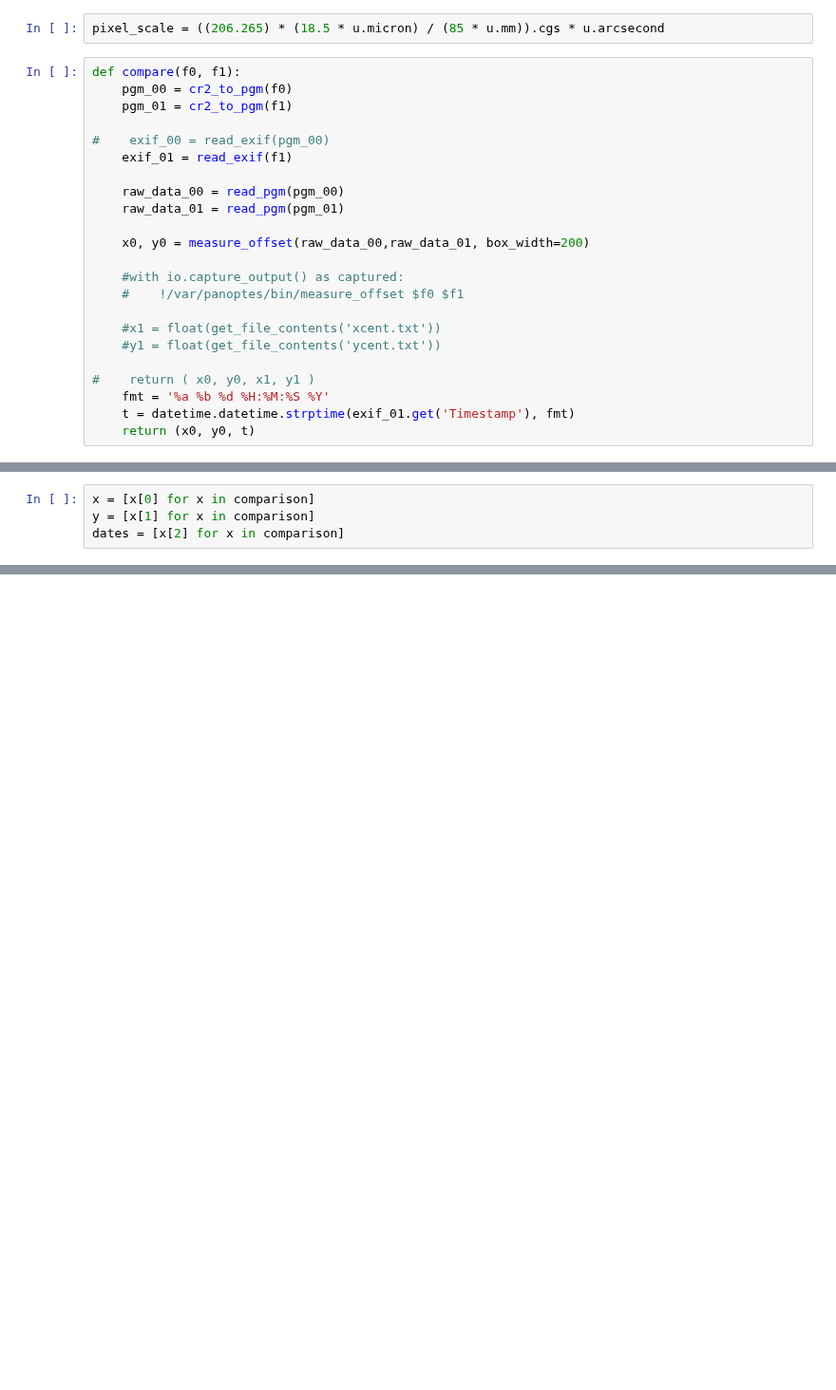
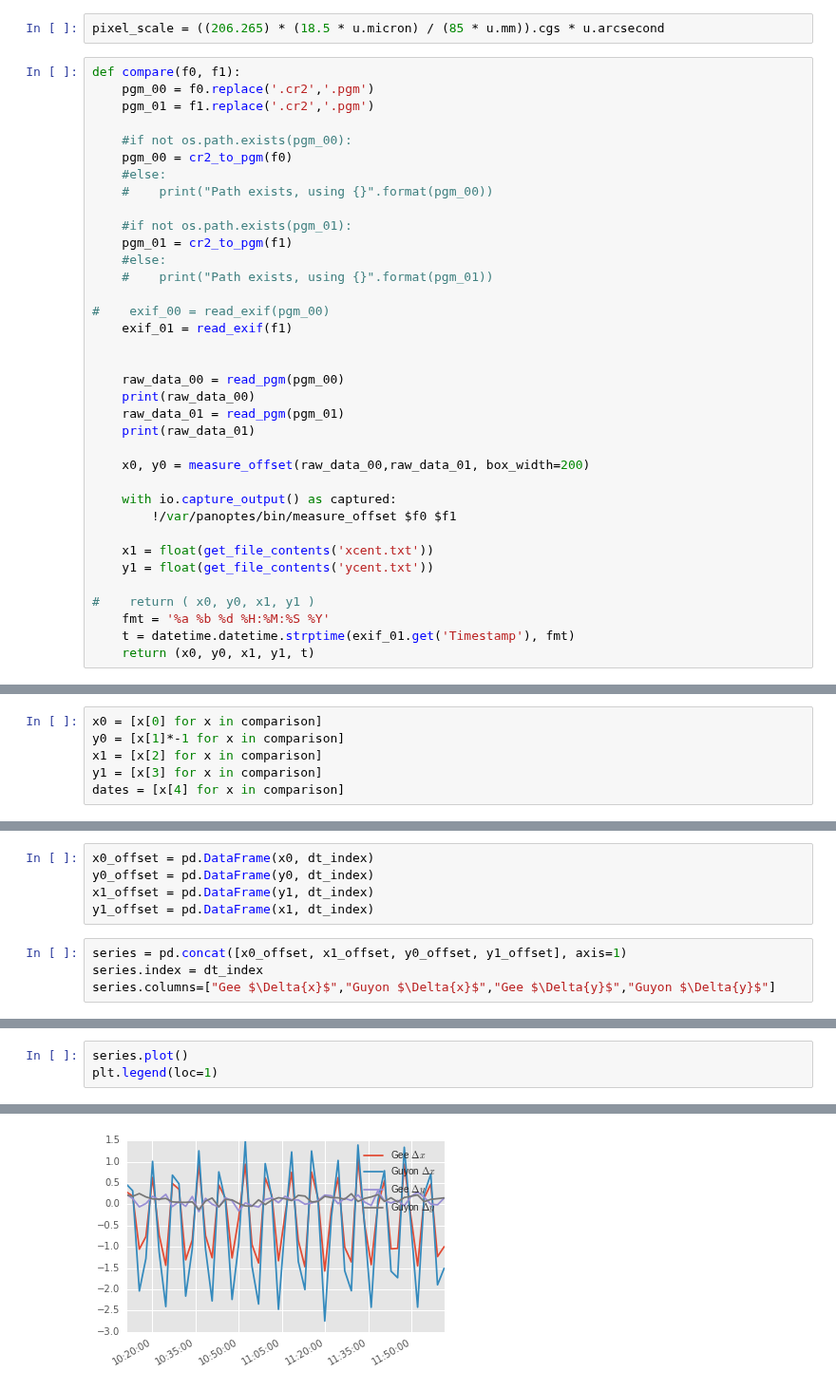
Before and after one commit to panoptes/POCS, a Jupyter notebook: examples/notebooks/Image Processing.ipynb, the cells around one changed output, grey strips where cells are left out. Shown at 95% size. Saved outputs shown, nothing was run; the diff lists cells and outputs as text; blank space fills up the shorter version.

```diff
--- a/examples/notebooks/Image Processing.ipynb
+++ b/examples/notebooks/Image Processing.ipynb
@@ -33,27 +74,40 @@ cr2_files
 pixel_scale = ((206.265) * (18.5 * u.micron) / (85 * u.mm)).cgs * u.arcsecond
 # %%
 def compare(f0, f1):
+    pgm_00 = f0.replace('.cr2','.pgm')
+    pgm_01 = f1.replace('.cr2','.pgm')
+
+    #if not os.path.exists(pgm_00):
     pgm_00 = cr2_to_pgm(f0)
+    #else:
+    #    print("Path exists, using {}".format(pgm_00))
+
+    #if not os.path.exists(pgm_01):
     pgm_01 = cr2_to_pgm(f1)
+    #else:
+    #    print("Path exists, using {}".format(pgm_01))
 
 #    exif_00 = read_exif(pgm_00)
     exif_01 = read_exif(f1)
 
+
     raw_data_00 = read_pgm(pgm_00)
+    print(raw_data_00)
     raw_data_01 = read_pgm(pgm_01)
+    print(raw_data_01)
 
     x0, y0 = measure_offset(raw_data_00,raw_data_01, box_width=200)
 
-    #with io.capture_output() as captured:
-    #    !/var/panoptes/bin/measure_offset $f0 $f1
+    with io.capture_output() as captured:
+        !/var/panoptes/bin/measure_offset $f0 $f1
 
-    #x1 = float(get_file_contents('xcent.txt'))
-    #y1 = float(get_file_contents('ycent.txt'))
+    x1 = float(get_file_contents('xcent.txt'))
+    y1 = float(get_file_contents('ycent.txt'))
 
 #    return ( x0, y0, x1, y1 )
     fmt = '%a %b %d %H:%M:%S %Y'
     t = datetime.datetime.strptime(exif_01.get('Timestamp'), fmt)
-    return (x0, y0, t)
+    return (x0, y0, x1, y1, t)
 # %%
 comparison = []
 
@@ -63,7 +155,9 @@ for i in np.arange(len(cr2_files)):
 # %%
-x = [x[0] for x in comparison]
-y = [x[1] for x in comparison]
-dates = [x[2] for x in comparison]
+x0 = [x[0] for x in comparison]
+y0 = [x[1]*-1 for x in comparison]
+x1 = [x[2] for x in comparison]
+y1 = [x[3] for x in comparison]
+dates = [x[4] for x in comparison]
 # %%
 dt_index = pd.DatetimeIndex(dates)
 dt_index
@@ -76,0 +182,9 @@ y_offset.plot()
+# %%
+x0_offset = pd.DataFrame(x0, dt_index)
+y0_offset = pd.DataFrame(y0, dt_index)
+x1_offset = pd.DataFrame(y1, dt_index)
+y1_offset = pd.DataFrame(x1, dt_index)
+# %%
+series = pd.concat([x0_offset, x1_offset, y0_offset, y1_offset], axis=1)
+series.index = dt_index
+series.columns=["Gee $\Delta{x}$","Guyon $\Delta{x}$","Gee $\Delta{y}$","Guyon $\Delta{y}$"]
@@ -76,0 +211,4 @@ y_offset.plot()
+# %%
+series.plot()
+plt.legend(loc=1)
+# %% [output]
@@ -76,0 +216 @@ y_offset.plot()
+[figure, added]
```
Also changed, not shown: parts of 11 cells of this notebook.
